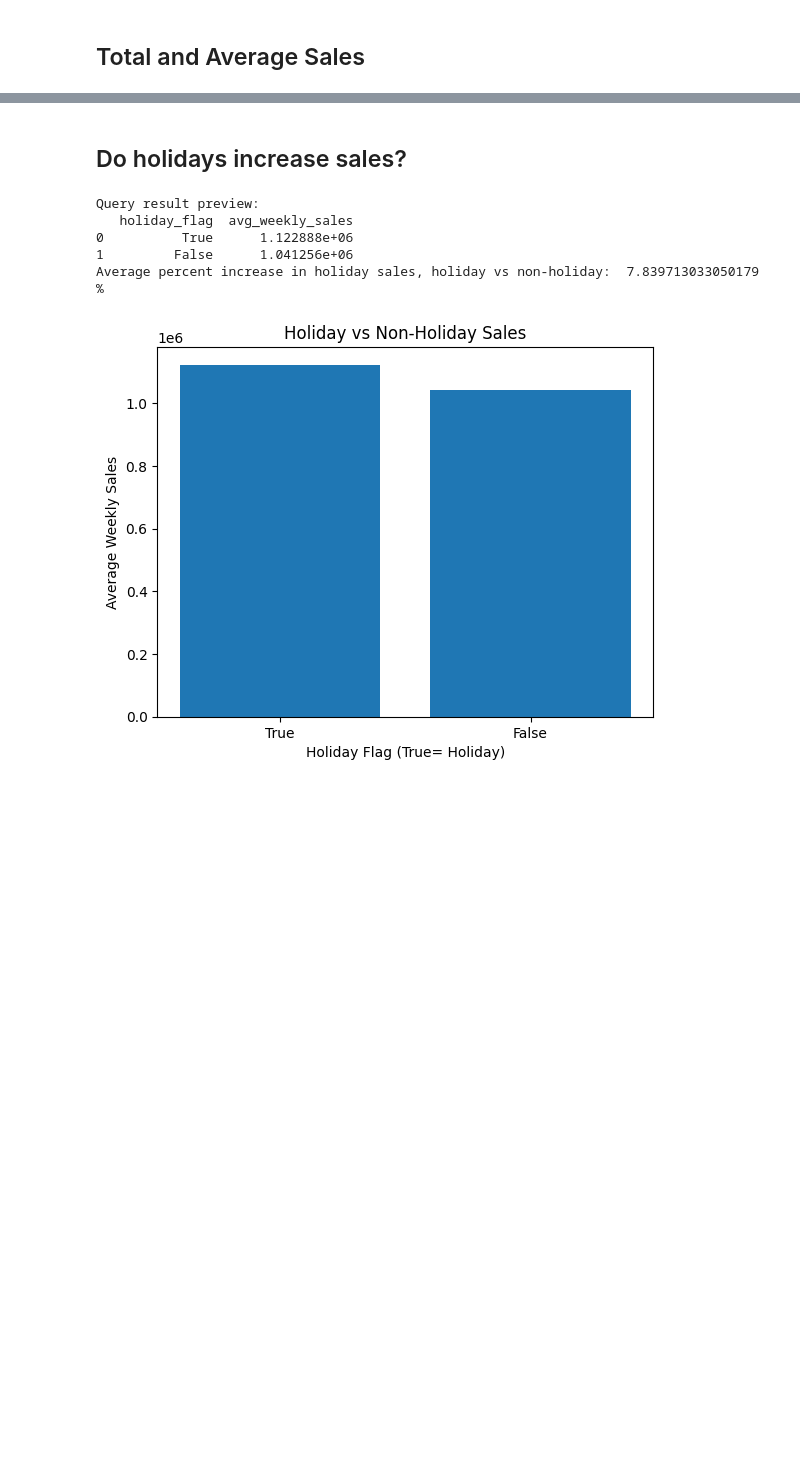
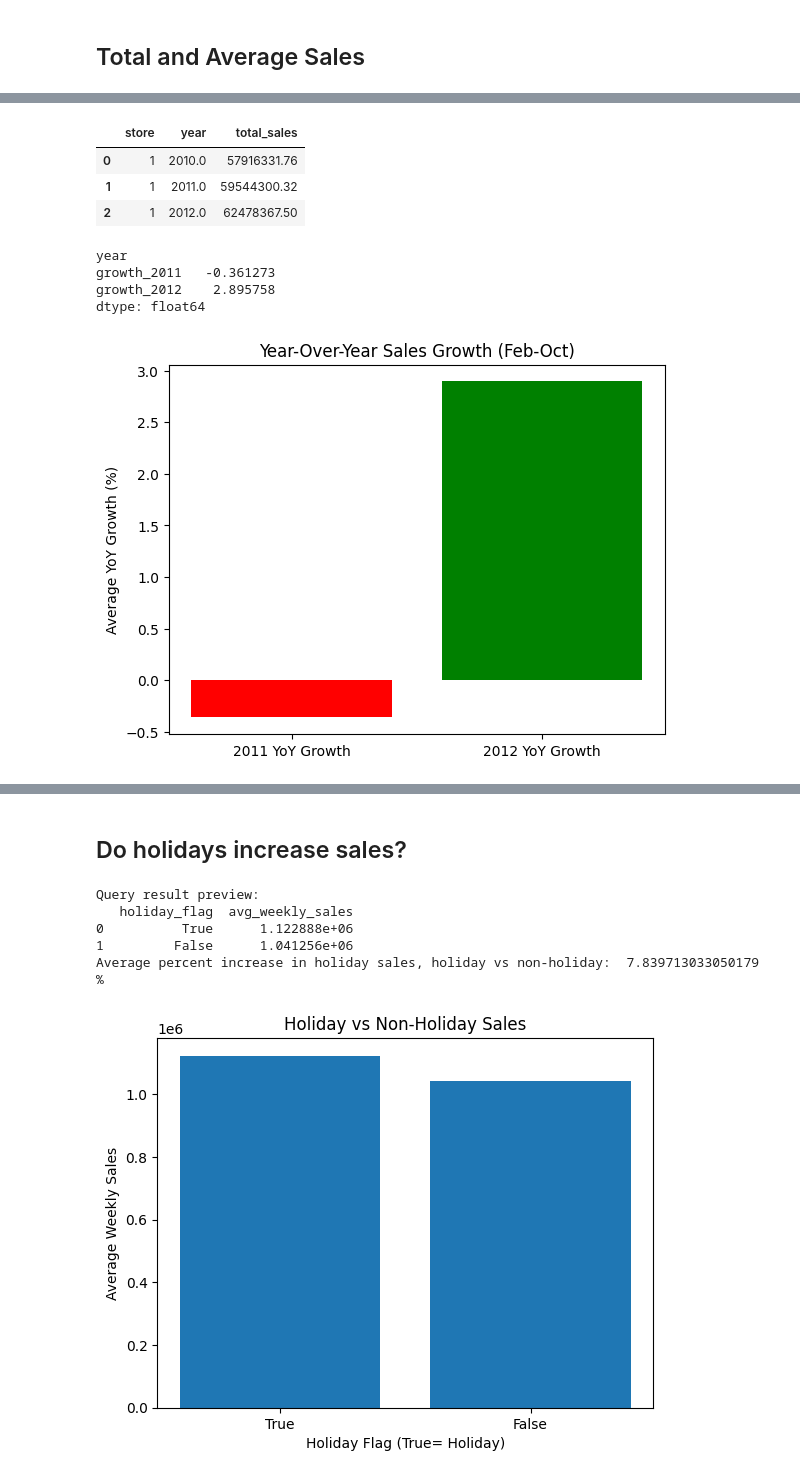
Before and after one commit to AaronVillegas5/walmart_data_analysis, a Jupyter notebook: notebooks/walmart_data_analysis.ipynb, the cells around one changed output, grey strips where cells are left out. Saved outputs shown, nothing was run; the diff lists cells and outputs as text; code cells hidden in the pictures; blank space fills up the shorter version.

```diff
--- a/notebooks/walmart_data_analysis.ipynb
+++ b/notebooks/walmart_data_analysis.ipynb
@@ -86,0 +120,38 @@ Average Total Sales (All Stores) Per Week: $47,113,419
+# %%
+# Which stores had the most YoY growth?
+query = """
+SELECT
+    store,
+    EXTRACT(YEAR FROM date) AS year,
+    SUM(weekly_sales) AS total_sales
+FROM sales
+WHERE EXTRACT(MONTH FROM date) BETWEEN 2 AND 10
+GROUP BY store, year
+ORDER BY store, year;
+"""
+df_yearly = load_sql_with_fallback(query)
+# %% [output]
+|  | store | year | total_sales |
+| 0 | 1 | 2010.0 | 57916331.76 |
+| 1 | 1 | 2011.0 | 59544300.32 |
+| 2 | 1 | 2012.0 | 62478367.50 |
+# %%
+import matplotlib.pyplot as plt
+# Calculate YoY growth for each store
+df_yearly_pivot = df_yearly.pivot(index='store', columns='year', values='total_sales')
+df_yearly_pivot['growth_2011'] = (df_yearly_pivot[2011.0] - df_yearly_pivot[2010.0]) / df_yearly_pivot[2010.0] * 100
+df_yearly_pivot['growth_2012'] = (df_yearly_pivot[2012.0] - df_yearly_pivot[2011.0]) / df_yearly_pivot[2011.0] * 100
+
+# Plot average YoY growth across stores
+avg_growth = df_yearly_pivot[['growth_2011', 'growth_2012']].mean()
+print(avg_growth)
+plt.bar(['2011 YoY Growth', '2012 YoY Growth'], avg_growth, color=['red', 'green'])
+plt.ylabel('Average YoY Growth (%)')
+plt.title('Year-Over-Year Sales Growth (Feb-Oct)')
+plt.show()
+# %% [output]
+year
+growth_2011   -0.361273
+growth_2012    2.895758
+dtype: float64
+[figure, added]
```
Also changed, not shown: parts of 23 cells of this notebook, 1 other file.
